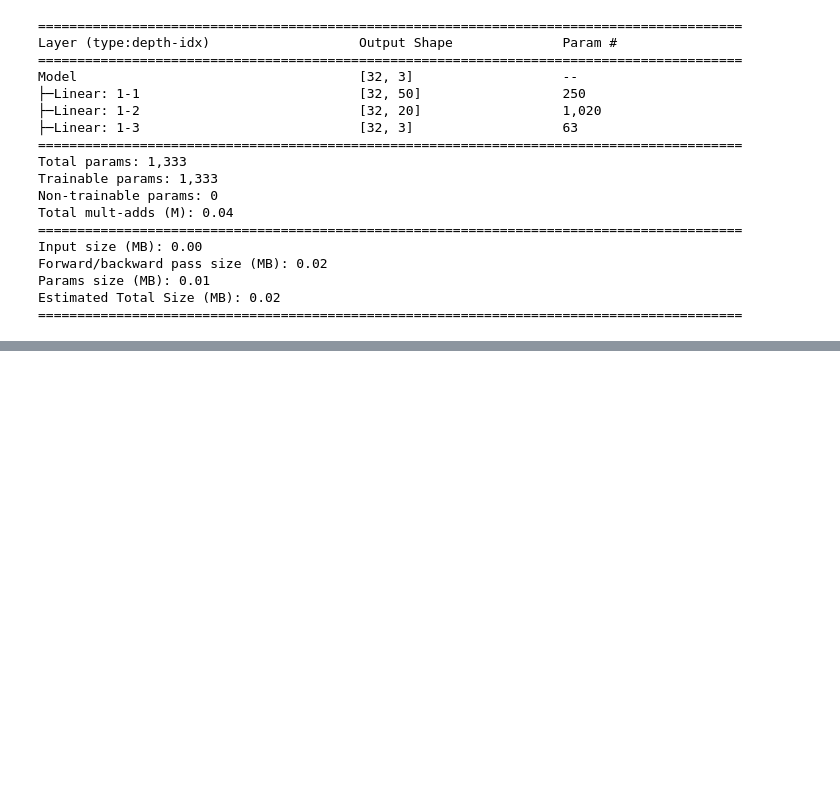
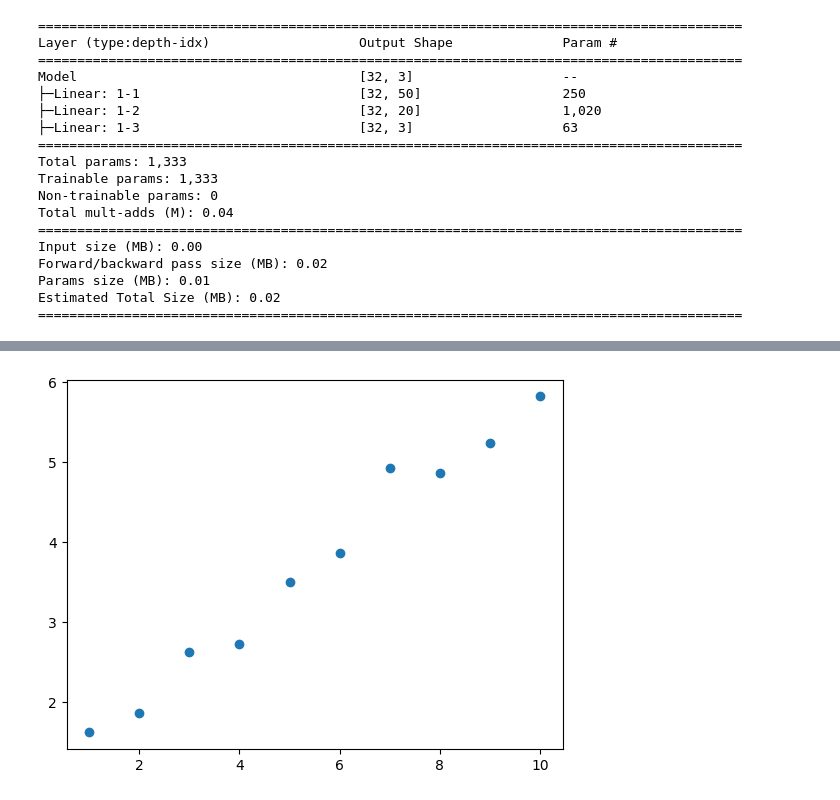
Before and after one commit to manki8908/Class_TJ_c22, a Jupyter notebook: SRC/python-pytorch.ipynb, the cells around one changed output, grey strips where cells are left out. Drawn from its saved outputs; the diff is of its cells as text; code cells hidden in the pictures; blank space fills up the shorter version.

```diff
--- a/SRC/python-pytorch.ipynb
+++ b/SRC/python-pytorch.ipynb
@@ -341,0 +1706,6 @@ Estimated Total Size (MB): 0.02
+# %%
+import pandas as pd
+
+df = pd.read_csv('../DATA/regression_test.csv')
+
+df
@@ -341,0 +1724,22 @@ Estimated Total Size (MB): 0.02
+# %%
+################################
+
+import torch
+
+X = torch.from_numpy(df['x'].values).unsqueeze(1).float()
+
+y = torch.from_numpy(df['y'].values).unsqueeze(1).float()
+
+################################
+
+import matplotlib.pyplot as plt
+
+import os
+
+os.environ['KMP_DUPLICATE_LIB_OK']='True'
+
+plt.scatter(X, y)
+
+plt.show()
+# %% [output]
+[figure, added]
```
Also changed, not shown: parts of 66 cells of this notebook, 1 other file.
